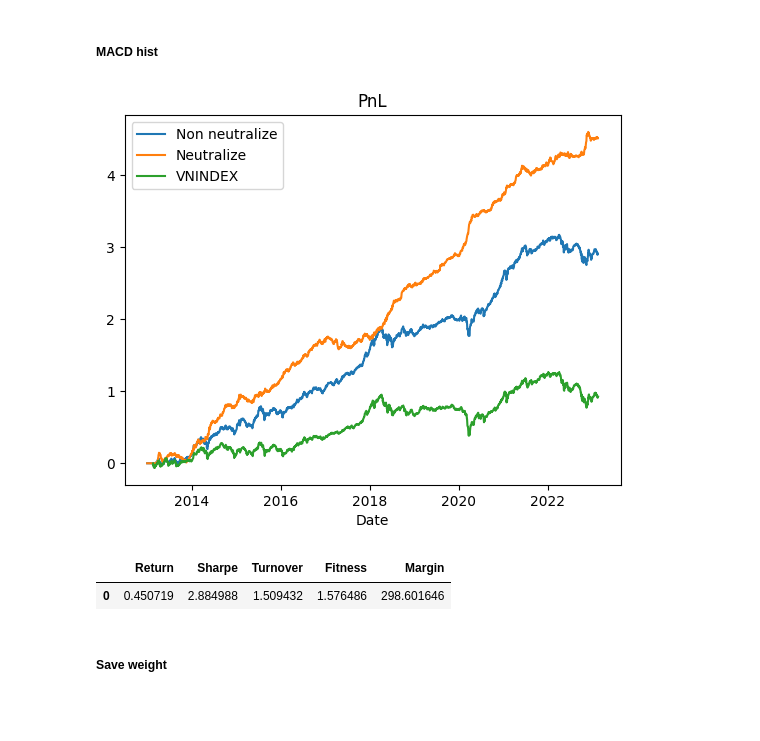
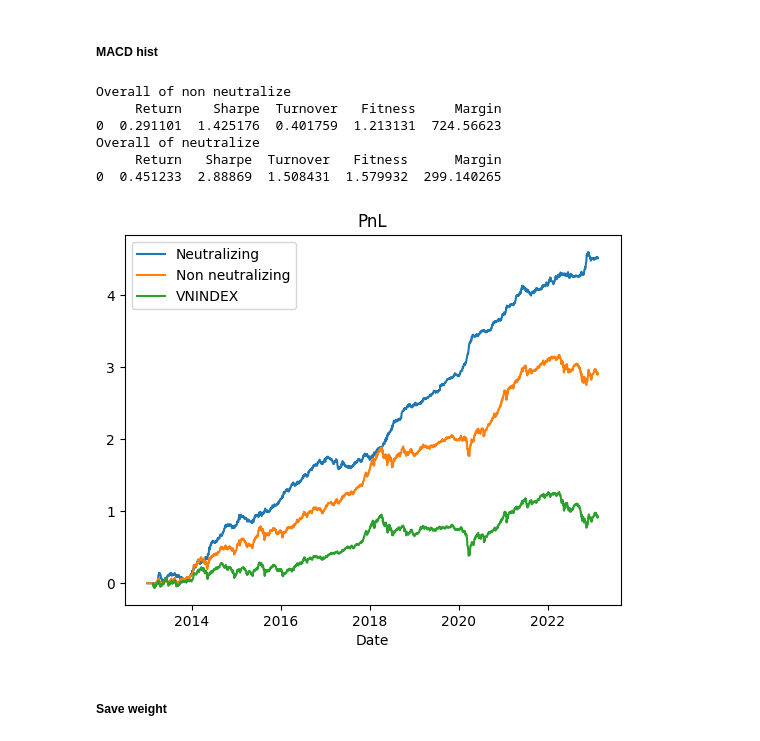
Before and after one commit to khanhtrinh2003/VN30-Strategy, a Jupyter notebook: main.ipynb, the cells around one changed output. Cells and saved outputs as stored; diff of their text form; code cells hidden in the pictures; blank space fills up the shorter version.

```diff
--- a/main.ipynb
+++ b/main.ipynb
@@ -106,24 +92,17 @@ b.get_overall()
 # %% [markdown]
 ##### MACD hist
-# %%
-alpha = rank(macd_his(alpha1))
-w =weights(alpha, neutrali=0)
-w1 =weights(alpha,neutrali=1)
-
-returns = close.pct_change()
-a = Simresult(w,returns)
-a.plot_pnl("Non neutralize")
-
-b = Simresult(w1,returns)
-b.plot_pnl("Neutralize")
-
-plot_vnindex()
-# %% [output]
-[figure, removed]
-# %%
-b.get_overall()
-# %% [output]
-|  | Return | Sharpe | Turnover | Fitness | Margin |
-| 0 | 0.450719 | 2.884988 | 1.509432 | 1.576486 | 298.601646 |
+# %%
+alpha3 = rank(macd_his(alpha1))
+kq3 = Stimulate(alpha3)
+kq3.plot_pnl()
+kq3.overall()
+# %% [output]
+Overall of non neutralize
+     Return    Sharpe  Turnover   Fitness     Margin
+0  0.291101  1.425176  0.401759  1.213131  724.56623
+Overall of neutralize
+     Return   Sharpe  Turnover   Fitness      Margin
+0  0.451233  2.88869  1.508431  1.579932  299.140265
+[figure, added]
 # %% [markdown]
 ##### Save weight
```
Also changed, not shown: parts of 13 cells of this notebook, 11 other files.
